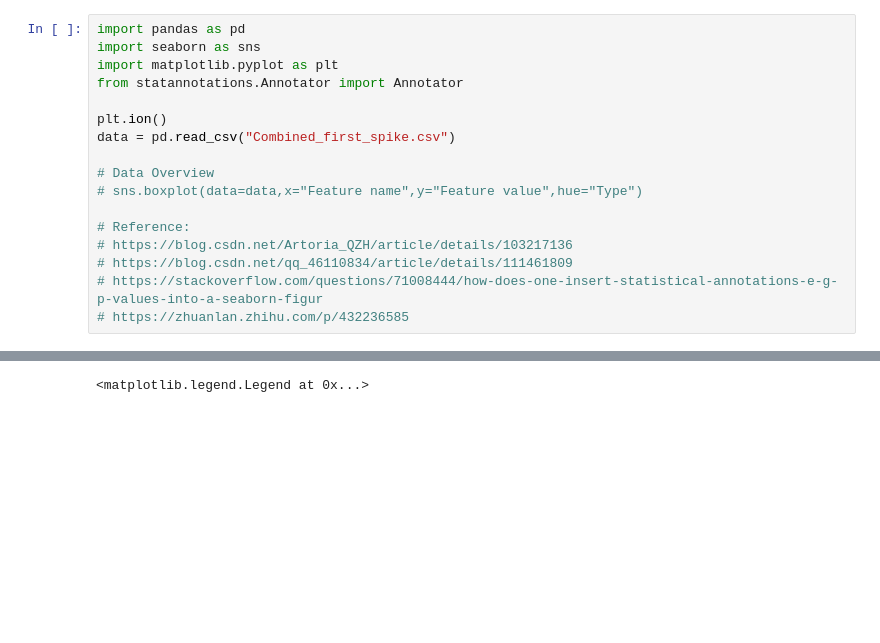
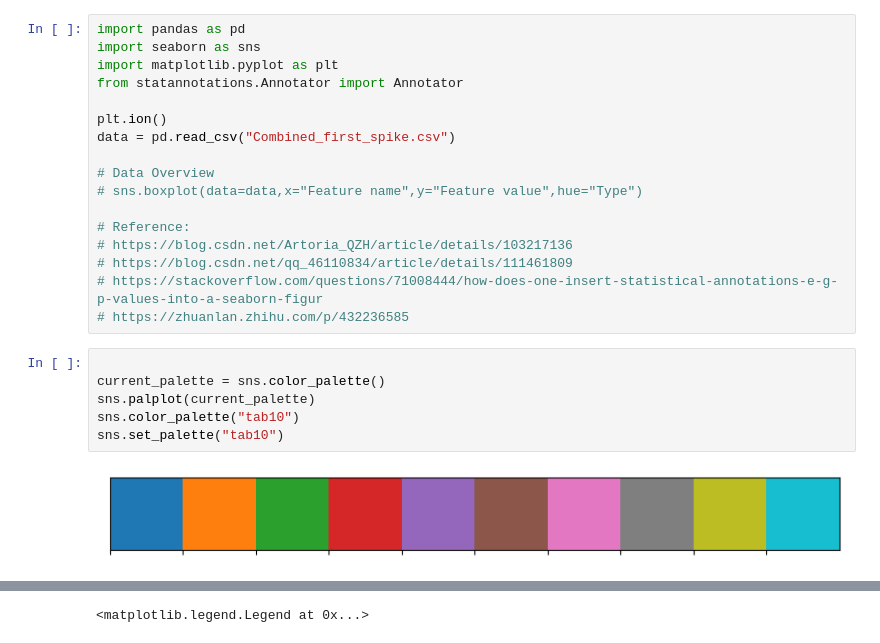
Before and after one commit to AlanYWu/Pioneer_spike-train-analysis, a Jupyter notebook: Graphs/Graph 3/Grouped box-whisker plot/Plot_first_spike/1_Plot_Final.ipynb, the cells around one changed output, grey strips where cells are left out. Saved outputs shown, nothing was run; the diff lists cells and outputs as text; blank space fills up the shorter version.

```diff
--- a/Graphs/Graph 3/Grouped box-whisker plot/Plot_first_spike/1_Plot_Final.ipynb
+++ b/Graphs/Graph 3/Grouped box-whisker plot/Plot_first_spike/1_Plot_Final.ipynb
@@ -15,6 +15,14 @@ data = pd.read_csv("Combined_first_spike.csv")
 # https://blog.csdn.net/qq_46110834/article/details/111461809
 # https://stackoverflow.com/questions/71008444/how-does-one-insert-statistical-annotations-e-g-p-values-into-a-seaborn-figur
 # https://zhuanlan.zhihu.com/p/432236585
+# %%
+
+current_palette = sns.color_palette()
+sns.palplot(current_palette)
+sns.color_palette("tab10")
+sns.set_palette("tab10")
+# %% [output]
+[figure, added]
 # %%
 # fig,axes=plt.subplots(2,2,figsize=(5,5),sharex=False,sharey=False)
 # fig.suptitle('Feature compariso')
```
Also changed, not shown: parts of 3 cells of this notebook.
